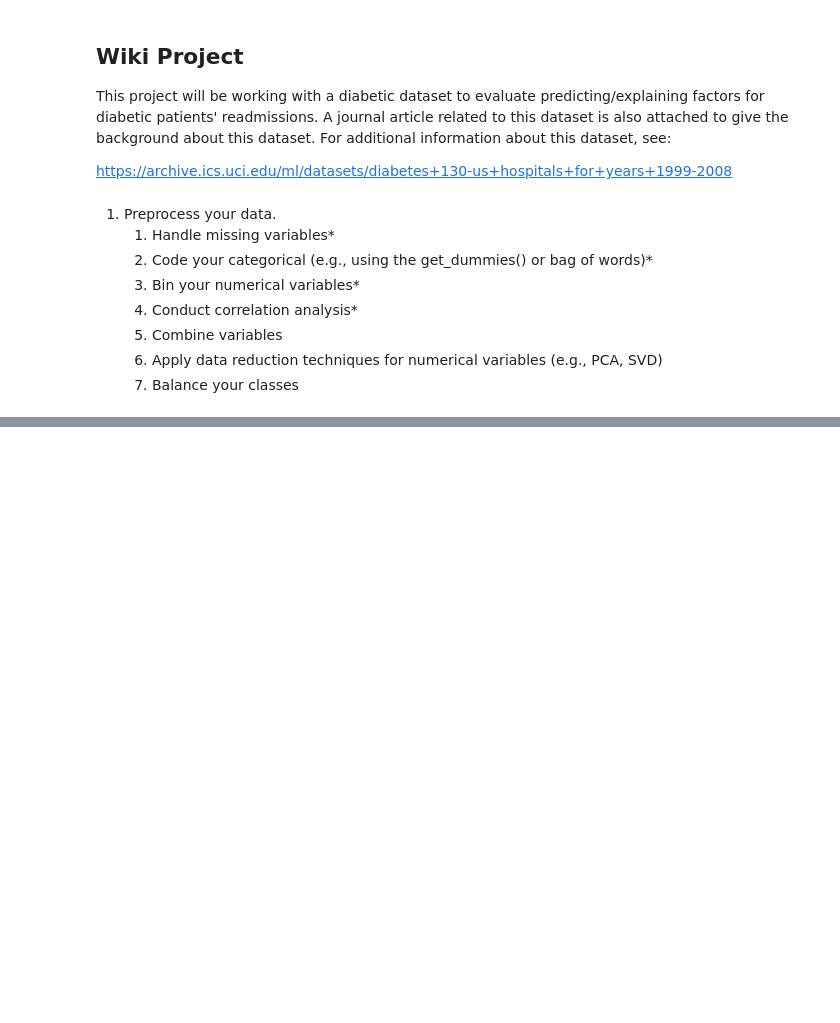
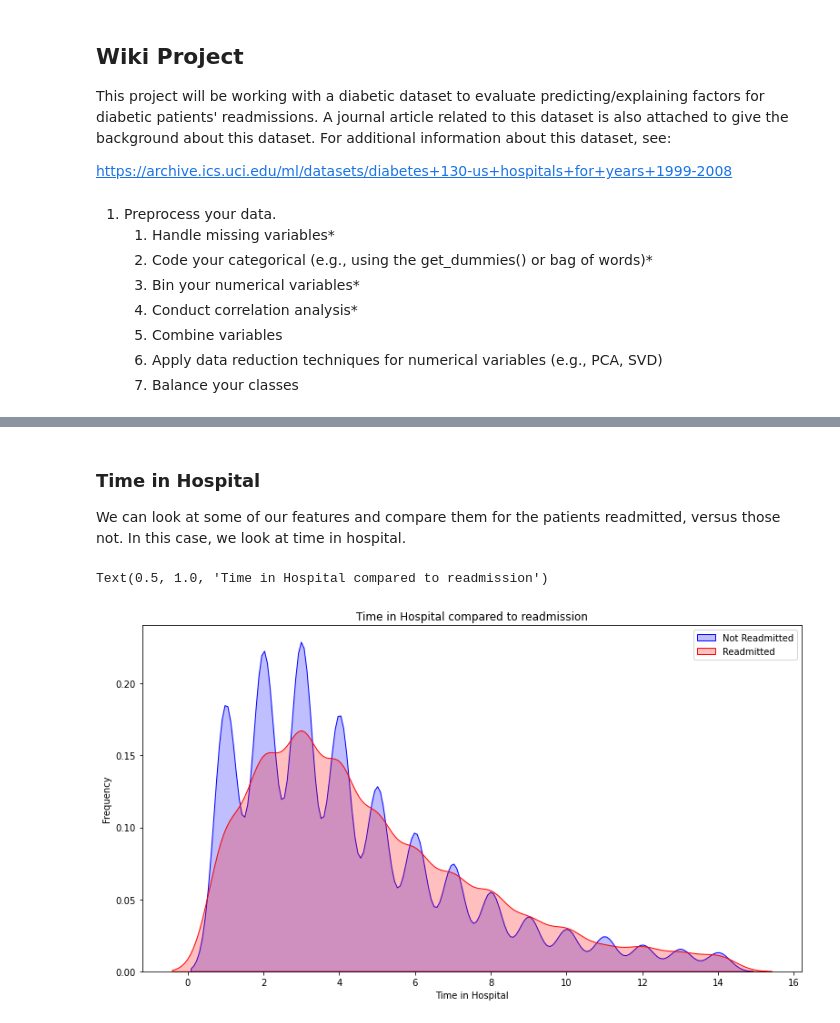
Before and after one commit to charlesg/HI530, a Jupyter notebook: project/Coding Project Notebook.ipynb, the cells around one changed output, grey strips where cells are left out. Saved outputs shown, nothing was run; the diff lists cells and outputs as text; code cells hidden in the pictures; blank space fills up the shorter version.

```diff
--- a/project/Coding Project Notebook.ipynb
+++ b/project/Coding Project Notebook.ipynb
@@ -96,0 +386,14 @@ Created in <span style='font-weight:600;margin-left:4px;'>Deepnote</span></a>
+# %% [markdown]
+### Time in Hospital
+
+We can look at some of our features and compare them for the patients readmitted, versus those not. In this case, we look at time in hospital.
+# %%
+fig = plt.figure(figsize=(13,7),)
+ax=sns.kdeplot(diabetic.loc[(diabetic['readmitted'] == 0),'time_in_hospital'] , color='b',shade=True,label='Not Readmitted')
+ax=sns.kdeplot(diabetic.loc[(diabetic['readmitted'] == 1),'time_in_hospital'] , color='r',shade=True, label='Readmitted')
+ax.set(xlabel='Time in Hospital', ylabel='Frequency')
+plt.legend()
+plt.title('Time in Hospital compared to readmission')
+# %% [output]
+Text(0.5, 1.0, 'Time in Hospital compared to readmission')
+[figure, added]
```
Also changed, not shown: parts of 86 cells of this notebook, 18 other files.
